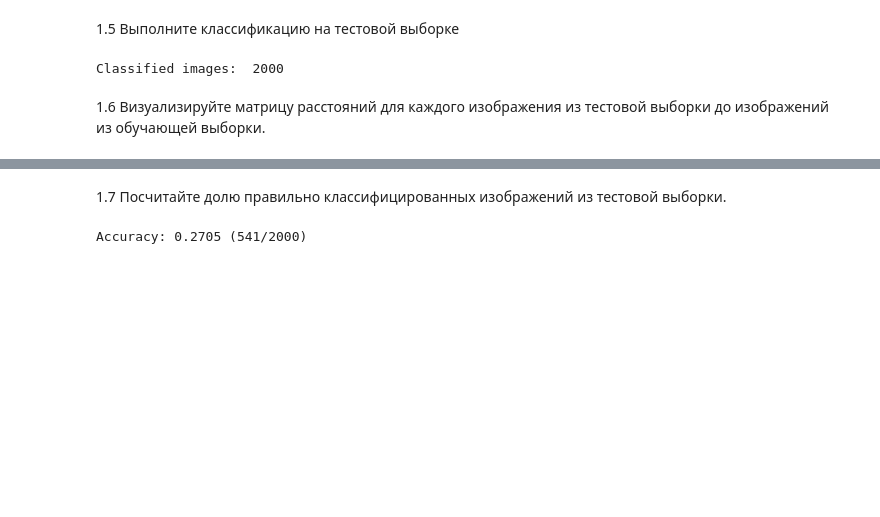
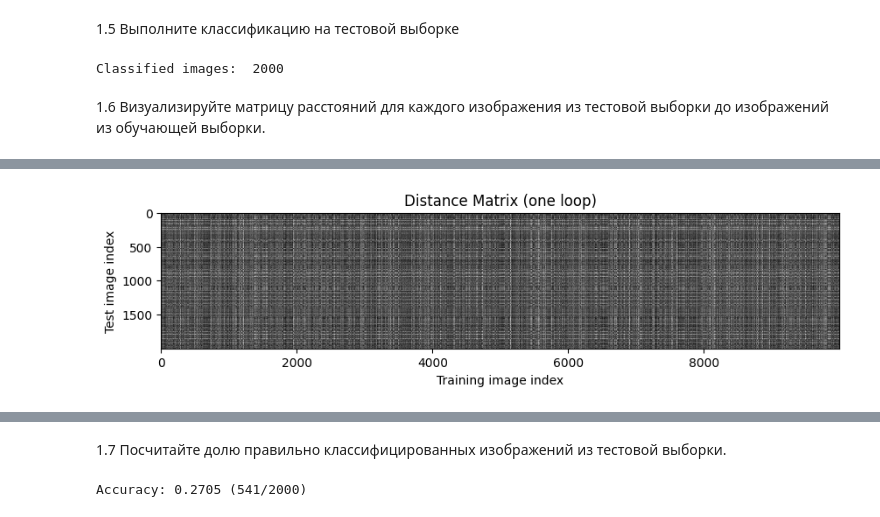
Before and after one commit to SystemSl/AIT, a Jupyter notebook: lab_1-2/assignment1.ipynb, the cells around one changed output, grey strips where cells are left out. Cells and saved outputs as stored; diff of their text form; code cells hidden in the pictures; blank space fills up the shorter version.

```diff
--- a/lab_1-2/assignment1.ipynb
+++ b/lab_1-2/assignment1.ipynb
@@ -117,3 +126,12 @@ Classified images:  2000
+# %%
+dists_1_loop = classifier.compute_distances_one_loop(X_test_knn)
+plt.imshow(dists_1_loop)
+plt.xlabel('Training image index')
+plt.ylabel('Test image index')
+plt.title('Distance Matrix (one loop)')
+plt.show()
+# %% [output]
+[figure, added]
 # %%
 plt.imshow(dists)
 plt.xlabel('Training image index')
```
Also changed, not shown: parts of 10 cells of this notebook, 2 other files.
